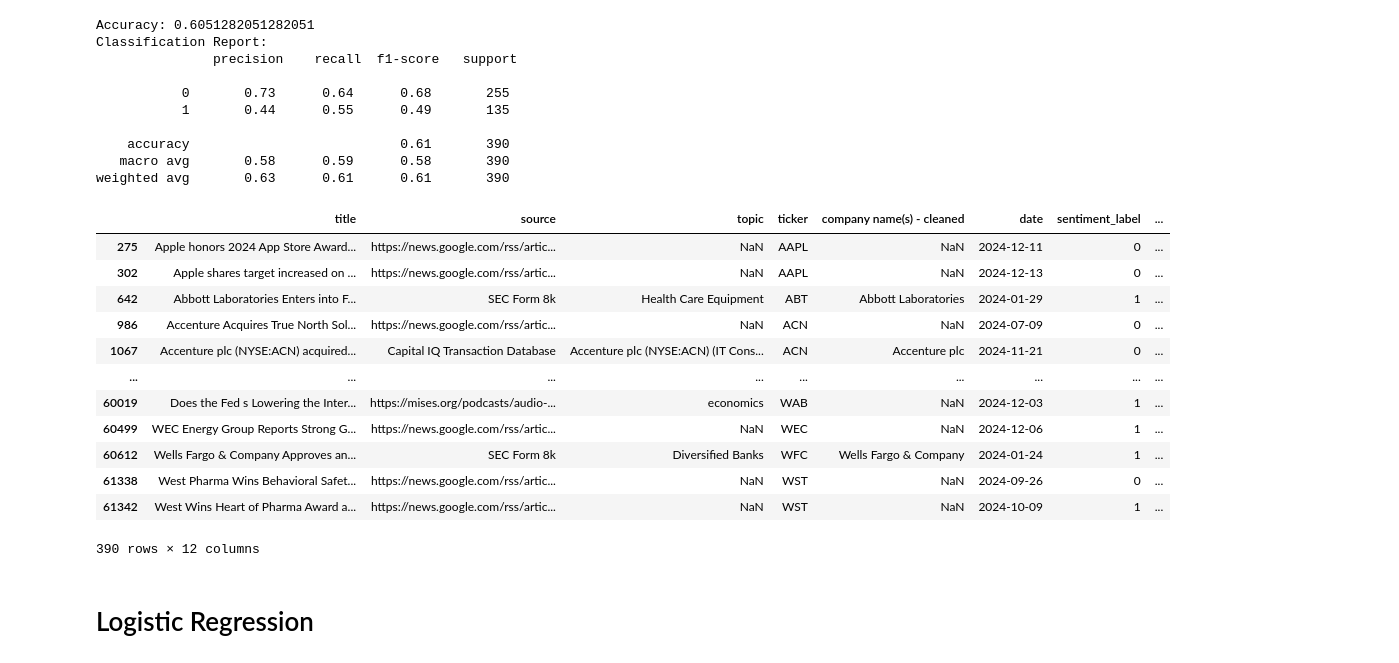
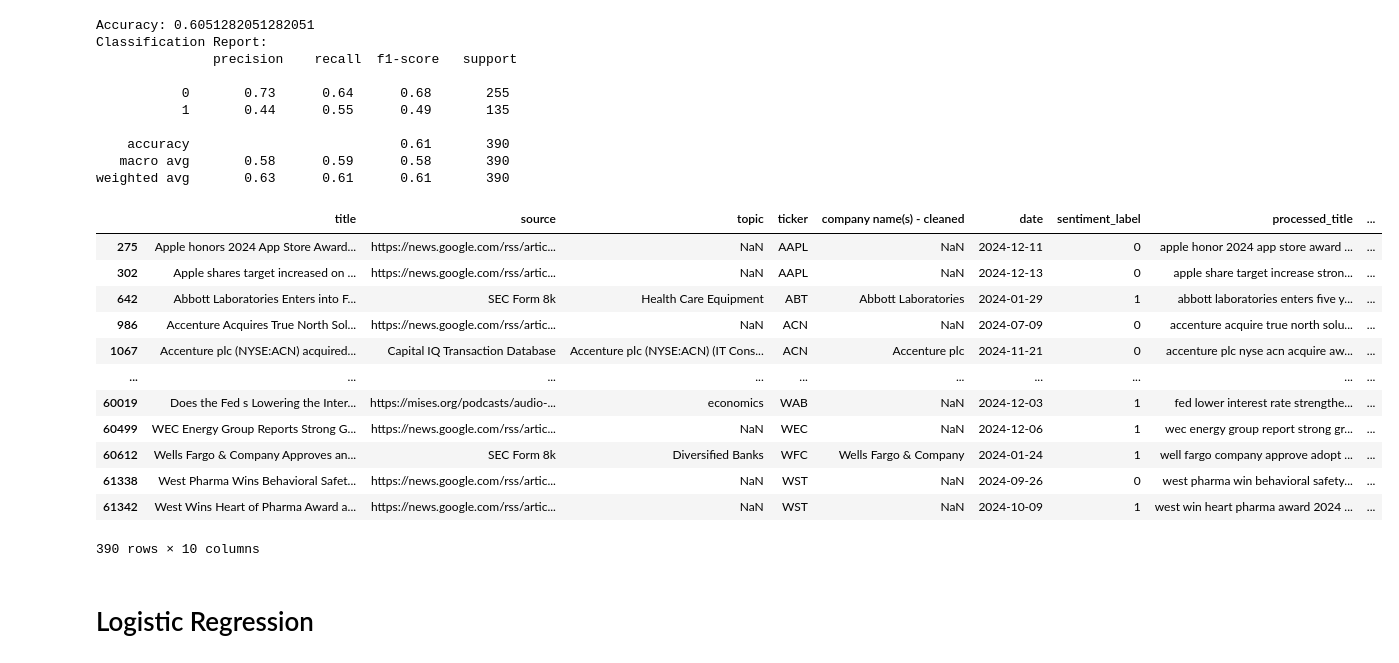
Before and after one commit to saltedpotato/QF634_Research_Methods, a Jupyter notebook: baselines.ipynb, the cells around one changed output. Saved outputs shown, nothing was run; the diff lists cells and outputs as text; code cells hidden in the pictures.

Commit message:
cleaned notebook

```diff
--- a/baselines.ipynb
+++ b/baselines.ipynb
@@ -57,41 +35 @@ test = pd.read_csv('Data/test_labelled3.csv')
-# %%
-def get_wordnet_pos(tag):
-    if tag.startswith('J'):
-        return wordnet.ADJ
-    elif tag.startswith('V'):
-        return wordnet.VERB
-    elif tag.startswith('N'):
-        return wordnet.NOUN
-    elif tag.startswith('R'):
-        return wordnet.ADV
-    else:
-        return wordnet.NOUN
-
-# Preprocessing function
-def preprocess_text(text):
-    stop_words = set(stopwords.words('english'))
-    lemmatizer = WordNetLemmatizer()
-
-    # Tokenize text
-    tokens = word_tokenize(text.lower(), language='english')
-
-    # Get POS tags
-    pos_tags = pos_tag(tokens)
-
-    # Remove punctuation and stopwords, and lemmatize
-    tokens = [lemmatizer.lemmatize(word, get_wordnet_pos(tag)) for word, tag in pos_tags
-              if word not in stop_words and word not in string.punctuation]
-    return ' '.join(tokens)
-
-def text_to_vector(df, vectorise_columns, numerical_columns = []):
-    vectorizer = CountVectorizer()
-    ret_df = pd.DataFrame()
-    all_col = vectorise_columns + numerical_columns
-    for col in all_col:
-        if col in vectorise_columns:
-            vectorized = vectorizer.fit_transform(df[col])
-            ret_df = pd.concat([ret_df, pd.DataFrame(vectorized.toarray())], axis=1)
-        else:
-            ret_df[col] = df[col]
-    return ret_df
 # %%
@@ -233,23 +170,22 @@ weighted avg       0.63      0.61      0.61       390
 # %%
 test["pred_prob_0"] = [i[0] for i in nb.predict_proba(X_test_vectorized)]
 test["pred"] = y_pred
 
-del test["pred_prob"]
 test
 # %% [output]
-|  | title | source | topic | ticker | company name(s) - cleaned | date | sentiment_label | ... |
-| 275 | Apple honors 2024 App Store Award... | https://news.google.com/rss/artic... | NaN | AAPL | NaN | 2024-12-11 | 0 | ... |
-| 302 | Apple shares target increased on ... | https://news.google.com/rss/artic... | NaN | AAPL | NaN | 2024-12-13 | 0 | ... |
-| 642 | Abbott Laboratories Enters into F... | SEC Form 8k | Health Care Equipment | ABT | Abbott Laboratories | 2024-01-29 | 1 | ... |
-| 986 | Accenture Acquires True North Sol... | https://news.google.com/rss/artic... | NaN | ACN | NaN | 2024-07-09 | 0 | ... |
-| 1067 | Accenture plc (NYSE:ACN) acquired... | Capital IQ Transaction Database | Accenture plc (NYSE:ACN) (IT Cons... | ACN | Accenture plc | 2024-11-21 | 0 | ... |
-| ... | ... | ... | ... | ... | ... | ... | ... | ... |
-| 60019 | Does the Fed s Lowering the Inter... | https://mises.org/podcasts/audio-... | economics | WAB | NaN | 2024-12-03 | 1 | ... |
-| 60499 | WEC Energy Group Reports Strong G... | https://news.google.com/rss/artic... | NaN | WEC | NaN | 2024-12-06 | 1 | ... |
-| 60612 | Wells Fargo & Company Approves an... | SEC Form 8k | Diversified Banks | WFC | Wells Fargo & Company | 2024-01-24 | 1 | ... |
-| 61338 | West Pharma Wins Behavioral Safet... | https://news.google.com/rss/artic... | NaN | WST | NaN | 2024-09-26 | 0 | ... |
-| 61342 | West Wins Heart of Pharma Award a... | https://news.google.com/rss/artic... | NaN | WST | NaN | 2024-10-09 | 1 | ... |
+|  | title | source | topic | ticker | company name(s) - cleaned | date | sentiment_label | processed_title | ... |
+| 275 | Apple honors 2024 App Store Award... | https://news.google.com/rss/artic... | NaN | AAPL | NaN | 2024-12-11 | 0 | apple honor 2024 app store award ... | ... |
+| 302 | Apple shares target increased on ... | https://news.google.com/rss/artic... | NaN | AAPL | NaN | 2024-12-13 | 0 | apple share target increase stron... | ... |
+| 642 | Abbott Laboratories Enters into F... | SEC Form 8k | Health Care Equipment | ABT | Abbott Laboratories | 2024-01-29 | 1 | abbott laboratories enters five y... | ... |
+| 986 | Accenture Acquires True North Sol... | https://news.google.com/rss/artic... | NaN | ACN | NaN | 2024-07-09 | 0 | accenture acquire true north solu... | ... |
+| 1067 | Accenture plc (NYSE:ACN) acquired... | Capital IQ Transaction Database | Accenture plc (NYSE:ACN) (IT Cons... | ACN | Accenture plc | 2024-11-21 | 0 | accenture plc nyse acn acquire aw... | ... |
+| ... | ... | ... | ... | ... | ... | ... | ... | ... | ... |
+| 60019 | Does the Fed s Lowering the Inter... | https://mises.org/podcasts/audio-... | economics | WAB | NaN | 2024-12-03 | 1 | fed lower interest rate strengthe... | ... |
+| 60499 | WEC Energy Group Reports Strong G... | https://news.google.com/rss/artic... | NaN | WEC | NaN | 2024-12-06 | 1 | wec energy group report strong gr... | ... |
+| 60612 | Wells Fargo & Company Approves an... | SEC Form 8k | Diversified Banks | WFC | Wells Fargo & Company | 2024-01-24 | 1 | well fargo company approve adopt ... | ... |
+| 61338 | West Pharma Wins Behavioral Safet... | https://news.google.com/rss/artic... | NaN | WST | NaN | 2024-09-26 | 0 | west pharma win behavioral safety... | ... |
+| 61342 | West Wins Heart of Pharma Award a... | https://news.google.com/rss/artic... | NaN | WST | NaN | 2024-10-09 | 1 | west win heart pharma award 2024 ... | ... |
-390 rows × 12 columns
+390 rows × 10 columns
 # %%
 test.to_csv('results/naive_bayes_results.csv', index=False)
 # %% [markdown]
```
Also changed, not shown: parts of 10 cells of this notebook, 2 other files.
